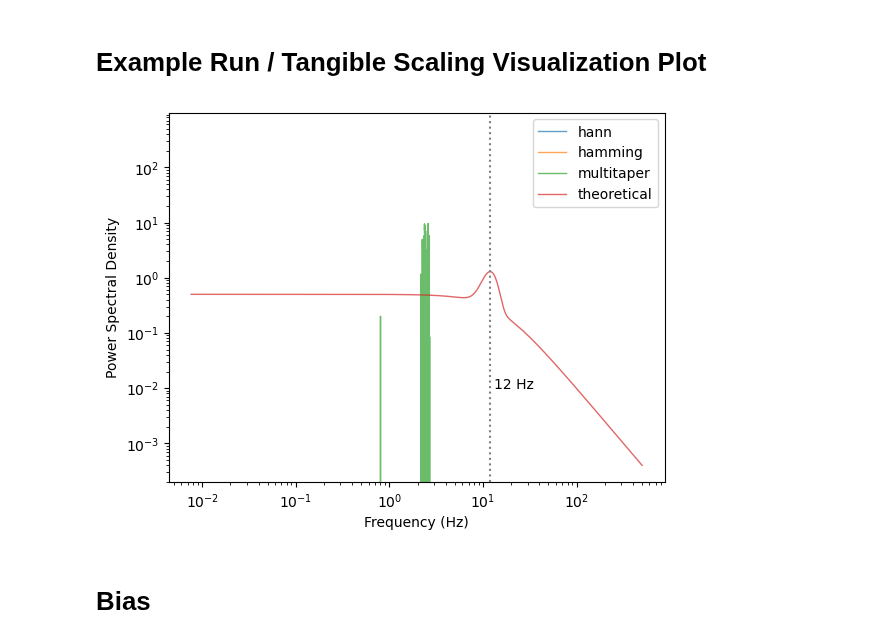
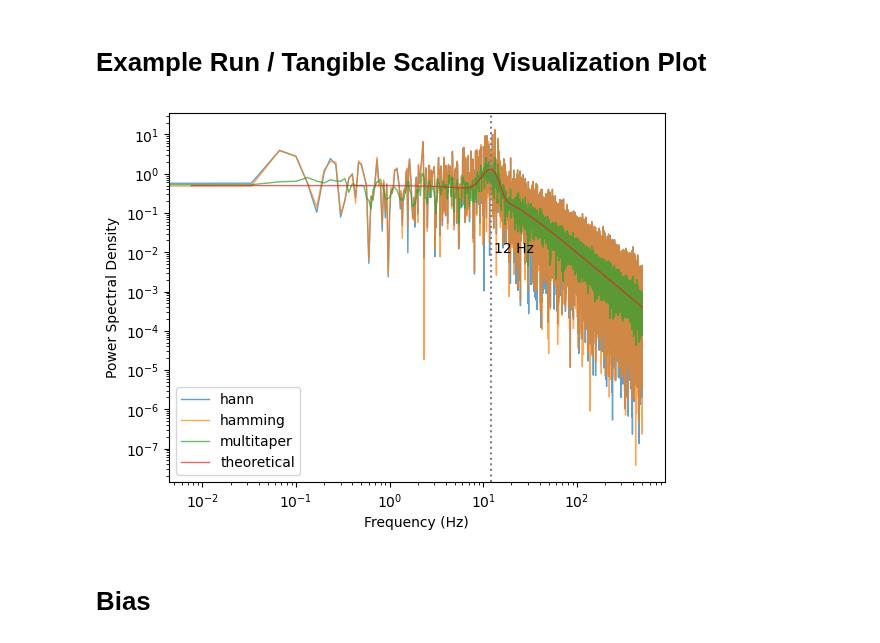
Before and after one commit to anika-kum/spectral-analysis-comparison, a Jupyter notebook: final_taper_comparison.ipynb, the cells around one changed output. Saved outputs shown, nothing was run; the diff lists cells and outputs as text; code cells hidden in the pictures.

```diff
--- a/final_taper_comparison.ipynb
+++ b/final_taper_comparison.ipynb
@@ -29,53 +29,51 @@ def generate_data(random_state = 42, duration=30):
         direct_estimate=False,
         plot=False
     )
-    return data
+    return data.time_domain.combined_signal, data.frequency_domain
 
-data = generate_data()
-data_td = data.time_domain.combined_signal
-data_fd = data.frequency_domain
+data_td, data_fd = generate_data()
 # %% [markdown]
 # Single Taper (Package)
 # %%
 from scipy.signal import periodogram
-def single_taper(signal, window_length, taper_shape, fs=1000):
-    freqs, psd = periodogram(signal, window_length, taper_shape, fs)
-    return np.log(freqs), 10*np.log(psd)
+def single_taper(signal, taper_shape, fs=1000):
+    freqs, psd = periodogram(x=signal, window=taper_shape, fs=fs)
+    return freqs, psd # later should log freqs and 10*log(power) to get density
 # %% [markdown]
 # Multitaper
 # %%
-def multitaper(signal, TW = 1, K = 1, fs=1000):
+def multitaper(signal, TW = 1, fs=1000):
     K = 2*TW-1
     mt = Multitaper(time_series = signal, sampling_frequency = fs, time_halfbandwidth_product=TW, n_tapers = K)
     connectivity = Connectivity.from_multitaper(mt)
     freqs = connectivity.frequencies
     power = connectivity.power().squeeze()
-    return np.log(freqs), 10*np.log(power)
+    return freqs, power # later should log freqs and 10*log(power) to get density
 # %% [markdown]
 # Example Run / Tangible Scaling Visualization Plot
 # %%
 theoretical_freqs_pos = data_fd.frequencies[data_fd.frequencies > 0]
 theoretical_psds_pos = data_fd.combined_spectrum[data_fd.frequencies > 0]
 
-window_length = 0.05
-freq_hann, psd_hann = single_taper(data_td, window_length=window_length, taper_shape='hann')
-freq_hamming, psd_hamming = single_taper(data_td, window_length=window_length, taper_shape='hamming')
+window_length = 30
+freq_hann, psd_hann = single_taper(data_td, taper_shape='hann')
+freq_hamming, psd_hamming = single_taper(data_td, taper_shape='hamming')
 freq_mt, psd_mt = multitaper(data_td, TW=3)
 
 
-plt.plot(freq_hann, psd_hann, linewidth=1, alpha=0.7, label='hann')
-plt.plot(freq_hamming, psd_hamming, linewidth=1, alpha=0.7, label='hamming')
-plt.plot(freq_mt, psd_mt, linewidth=1, alpha=0.7, label='multitaper')
+plt.loglog(freq_hann, psd_hann, linewidth=1, alpha=0.7, label='hann')
+plt.loglog(freq_hamming, psd_hamming, linewidth=1, alpha=0.7, label='hamming')
+plt.loglog(freq_mt, psd_mt, linewidth=1, alpha=0.7, label='multitaper')
 plt.loglog(theoretical_freqs_pos, theoretical_psds_pos, linewidth=1, alpha=0.7, label='theoretical')
 
 plt.axvline(x=12, color='gray', linestyle=':', linewidth=1.5)
 plt.text(13, 0.01,'12 Hz')
 
 plt.xlabel('Frequency (Hz)')
 plt.ylabel('Power Spectral Density')
 plt.legend()
 plt.show()
 # %% [output]
-[figure, old version]
+[figure, new version]
 # %% [markdown]
 # Bias
```
Also changed, not shown: parts of 17 cells of this notebook, 21 other files.
